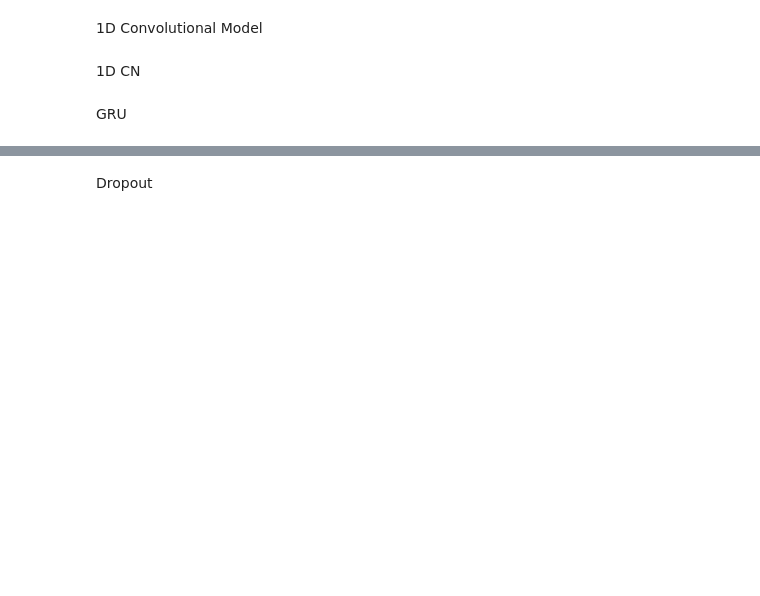
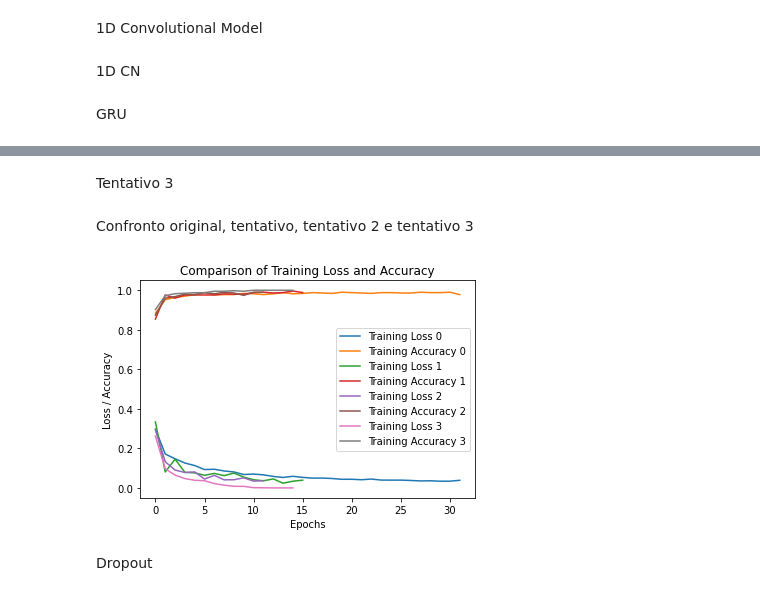
Before and after one commit to ChiaraAnsaldo/Neural-network-for-eeg-signal-analysis-for-epileptic-seizure-detection, a Jupyter notebook: Main-Ire.ipynb, the cells around one changed output, grey strips where cells are left out. Saved outputs shown, nothing was run; the diff lists cells and outputs as text; code cells hidden in the pictures; blank space fills up the shorter version.

```diff
--- a/Main-Ire.ipynb
+++ b/Main-Ire.ipynb
@@ -208,3 +330,48 @@ plt.show()
+# %% [markdown]
+Tentativo 3
+# %% [markdown]
+Confronto original, tentativo, tentativo 2 e tentativo 3
+# %%
+import matplotlib.pyplot as plt
+
+# Primo plot
+loss0 = history0.history['loss']
+acc0 = history0.history['accuracy']
+epochs0 = range(len(loss0))
+plt.plot(epochs0, loss0, label='Training Loss 0')
+plt.plot(epochs0, acc0, label='Training Accuracy 0')
+
+# Secondo plot
+loss1 = history1.history['loss']
+acc1 = history1.history['accuracy']
+epochs1 = range(len(loss1))
+plt.plot(epochs1, loss1, label='Training Loss 1')
+plt.plot(epochs1, acc1, label='Training Accuracy 1')
+
+# Terzo plot
+loss2 = history2.history['loss']
+acc2 = history2.history['accuracy']
+epochs2 = range(len(loss2))
+plt.plot(epochs2, loss2, label='Training Loss 2')
+plt.plot(epochs2, acc2, label='Training Accuracy 2')
+
+# Quarto plot
+loss3 = history3.history['loss']
+acc3 = history3.history['accuracy']
+epochs3 = range(len(loss3))
+plt.plot(epochs3, loss3, label='Training Loss 3')
+plt.plot(epochs3, acc3, label='Training Accuracy 3')
+
+# Grafico combinato
+plt.title('Comparison of Training Loss and Accuracy')
+plt.xlabel('Epochs')
+plt.ylabel('Loss / Accuracy')
+plt.legend()
+
+# Mostra il grafico
+plt.show()
+# %% [output]
+[figure, added]
 # %% [markdown]
 Dropout
 # %%
```
Also changed, not shown: parts of 16 cells of this notebook.
